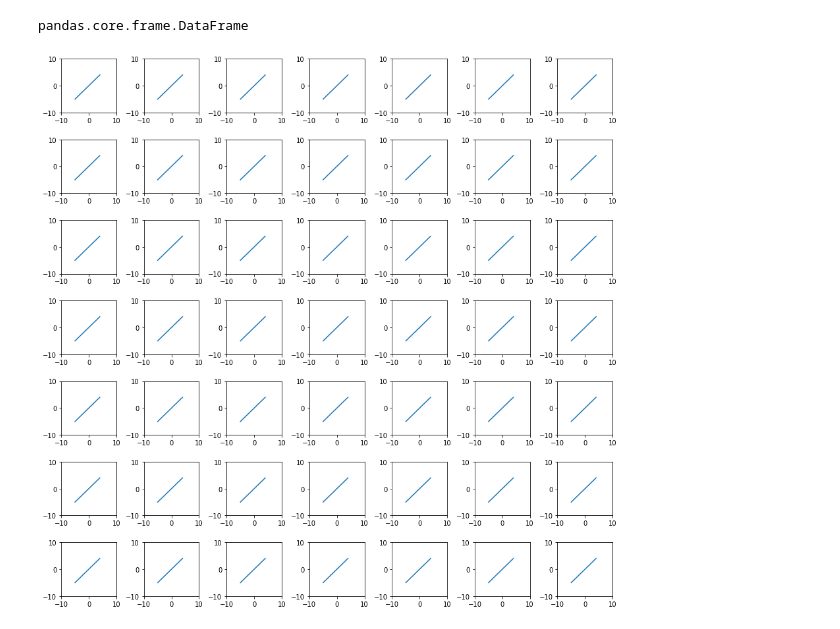
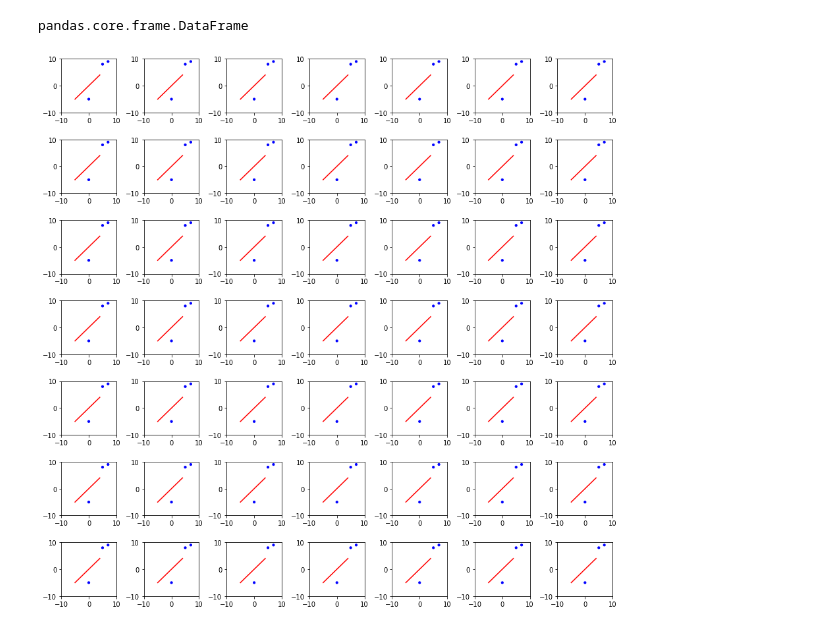
Before and after one commit to geraldzakwan/ml-fall-2019, a Jupyter notebook: hw_2/Q3.ipynb, the cells around one changed output. Cells and saved outputs as stored; diff of their text form; code cells hidden in the pictures.

```diff
--- a/hw_2/Q3.ipynb
+++ b/hw_2/Q3.ipynb
@@ -18,24 +18,25 @@ pandas.core.frame.DataFrame
 # %%
 %matplotlib inline
 import matplotlib.pyplot as plt
 import numpy as np
 
 x = range(-5, 5)
 y = range(-5, 5)
 
 fig, ax = plt.subplots(nrows=7, ncols=7, figsize=(15, 15))
 fig.subplots_adjust(wspace=0.5, hspace=0.5)
 
 for row in ax:
     for col in row:
         col.set_xlim([-10, 10])
         col.set_xticks([-10, 0, 10])
 
         col.set_ylim([-10, 10])
         col.set_yticks([-10, 0, 10])
 
-        col.plot(x, y)
+        col.plot(x, y, color='red')
+        col.scatter([0,5,7], [-5, 8, 9], color='blue', s=np.full((3,), 10))
 
 plt.show()
 # %% [output]
-[figure, old version]
+[figure, new version]
```
Also changed, not shown: 3 other files.
